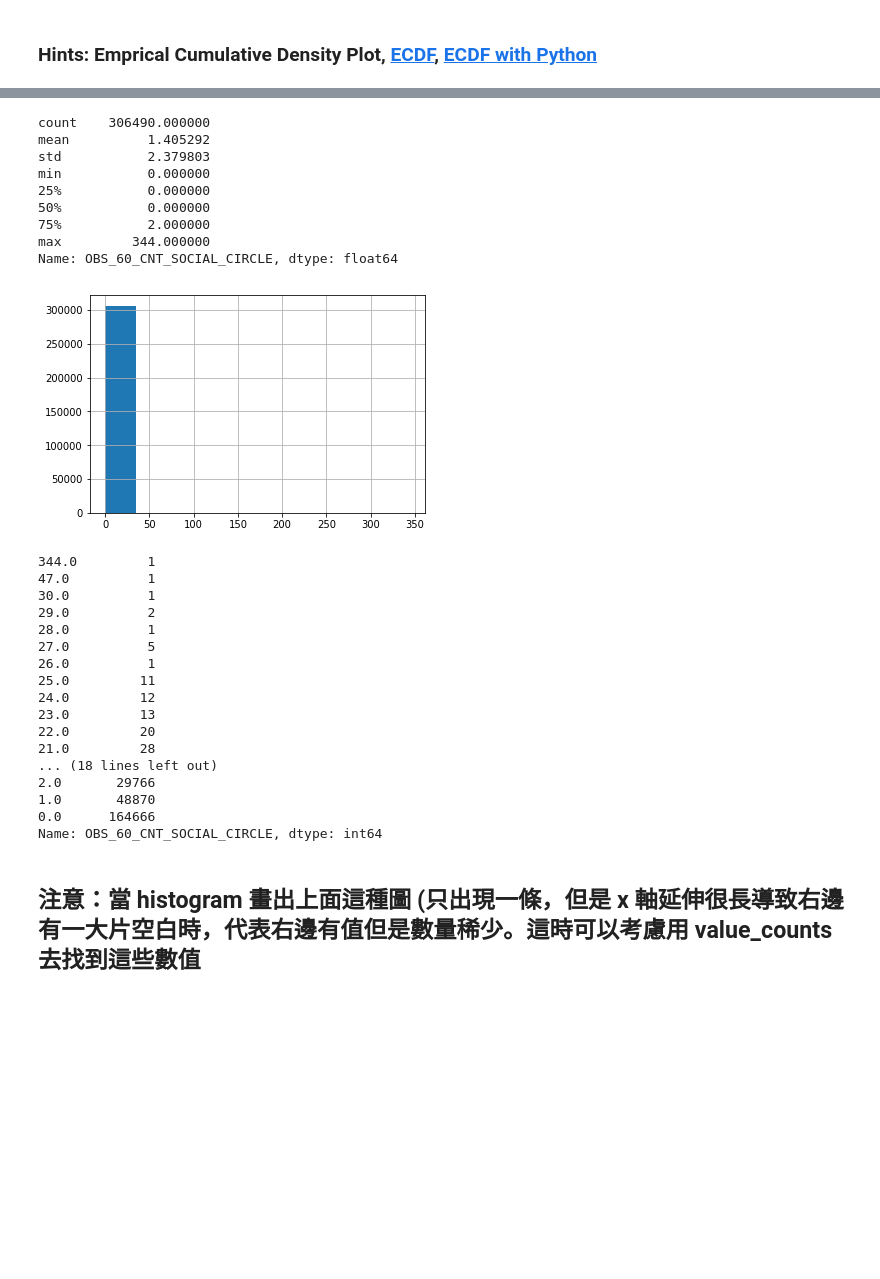
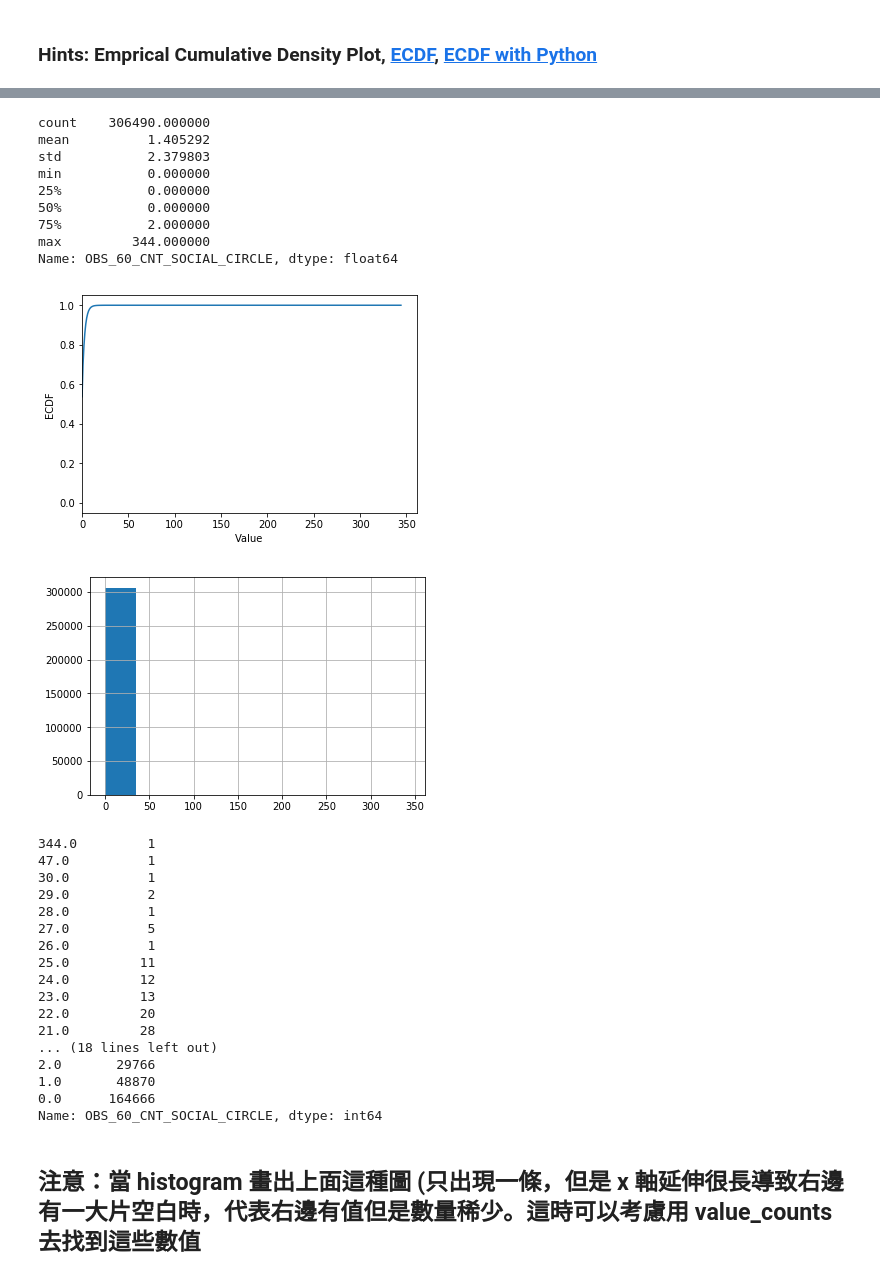
Before and after one commit to lwf555ug/2nd-ML100Days, a Jupyter notebook: homework/Day_006_HW.ipynb, the cells around one changed output, grey strips where cells are left out. Saved outputs shown, nothing was run; the diff lists cells and outputs as text; code cells hidden in the pictures; blank space fills up the shorter version.

```diff
--- a/homework/Day_006_HW.ipynb
+++ b/homework/Day_006_HW.ipynb
@@ -183,35 +183,34 @@ Name: REGION_POPULATION_RELATIVE, Length: 81, dtype: int64
 # %%
 # 最大值落在分布之外
 print(app_train['OBS_60_CNT_SOCIAL_CIRCLE'].describe())
 
 # 繪製 Empirical Cumulative Density Plot (ECDF)
-"""
-Your Code Here
 
-cdf = app_train['OBS_60_CNT_SOCIAL_CIRCLE']
+cdf = app_train.OBS_60_CNT_SOCIAL_CIRCLE.value_counts().sort_index().cumsum()
 
 
 plt.plot(list(cdf.index), cdf/cdf.max())
 plt.xlabel('Value')
 plt.ylabel('ECDF')
 plt.xlim([cdf.index.min() * 0.95, cdf.index.max() * 1.05])
 plt.ylim([-0.05,1.05]) # 限制顯示圖片的範圍
 plt.show()
-"""
+
 app_train['OBS_60_CNT_SOCIAL_CIRCLE'].hist()
 plt.show()
 print(app_train['OBS_60_CNT_SOCIAL_CIRCLE'].value_counts().sort_index(ascending = False))
 # %% [output]
 count    306490.000000
 mean          1.405292
 std           2.379803
 min           0.000000
 25%           0.000000
 50%           0.000000
 75%           2.000000
 max         344.000000
 Name: OBS_60_CNT_SOCIAL_CIRCLE, dtype: float64
-[figure, old version]
+[figure, new version]
+[figure, added]
 344.0         1
 47.0          1
 30.0          1
```
Also changed, not shown: parts of 4 cells of this notebook.
